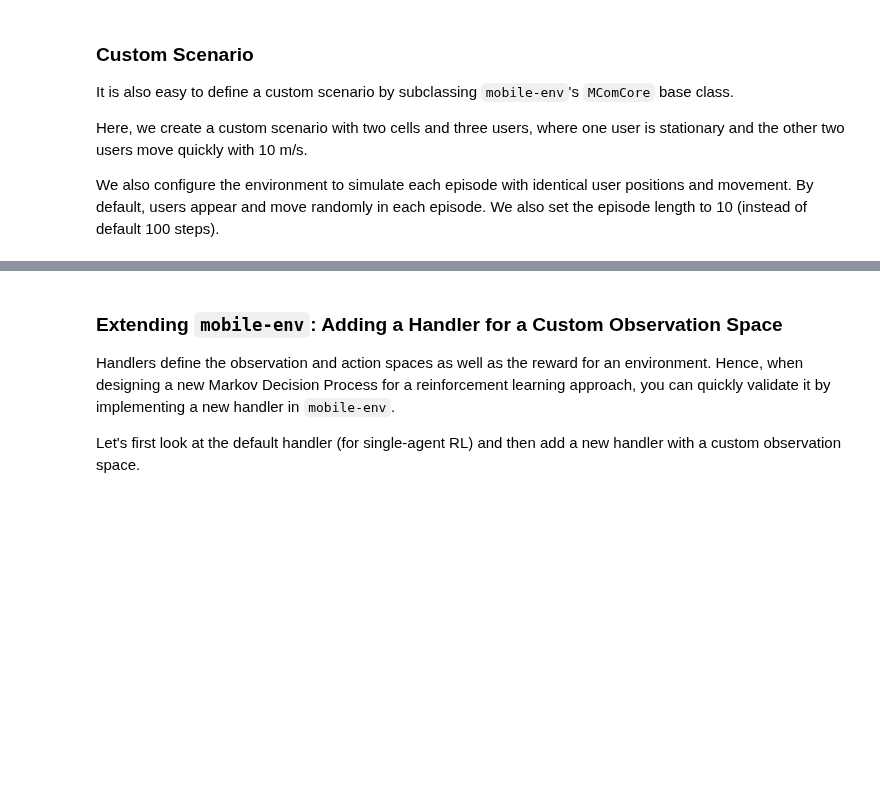
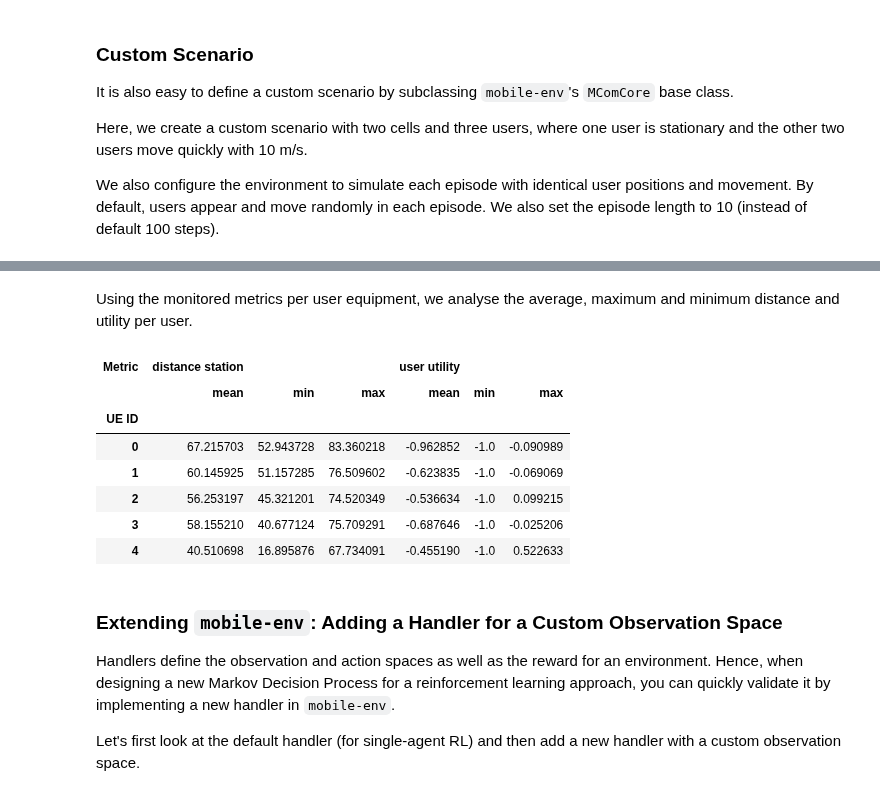
Before and after one commit to stefanbschneider/mobile-env, a Jupyter notebook: examples/demo.ipynb, the cells around one changed output, grey strips where cells are left out. Drawn from its saved outputs; the diff is of its cells as text; code cells hidden in the pictures; blank space fills up the shorter version.

Commit message:
adding monitor example to demo; fixes error in merge of configs (#19)

```diff
--- a/examples/demo.ipynb
+++ b/examples/demo.ipynb
@@ -241,3 +319,19 @@ for _ in range(10):
+# %% [markdown]
+Using the monitored metrics per user equipment, we analyse the average, maximum and minimum distance and utility per user.
+# %%
+data = ue_results.reset_index()
+data = data.groupby('UE ID').agg(['mean', 'min', 'max'])
+data = data.drop('Time Step', axis='columns')
+data.head()
+# %% [output]
+| Metric | distance station |  |  | user utility |  |  |
+|  | mean | min | max | mean | min | max |
+| UE ID |  |  |  |  |  |  |
+| 0 | 67.215703 | 52.943728 | 83.360218 | -0.962852 | -1.0 | -0.090989 |
+| 1 | 60.145925 | 51.157285 | 76.509602 | -0.623835 | -1.0 | -0.069069 |
+| 2 | 56.253197 | 45.321201 | 74.520349 | -0.536634 | -1.0 | 0.099215 |
+| 3 | 58.155210 | 40.677124 | 75.709291 | -0.687646 | -1.0 | -0.025206 |
+| 4 | 40.510698 | 16.895876 | 67.734091 | -0.455190 | -1.0 | 0.522633 |
 # %% [markdown]
 ### Extending `mobile-env`: Adding a Handler for a Custom Observation Space
 
```
Also changed, not shown: parts of 10 cells of this notebook, 5 other files.
